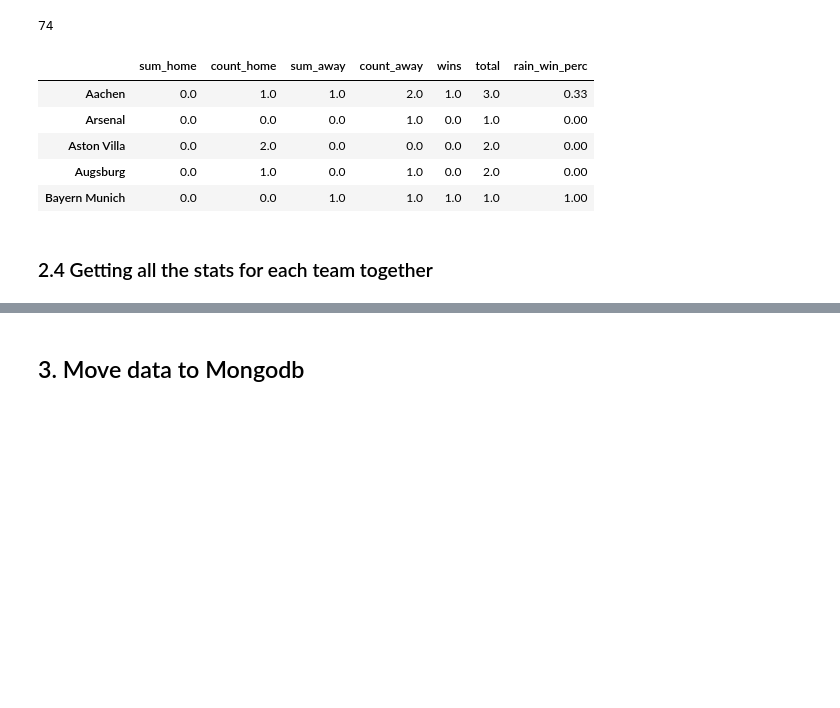
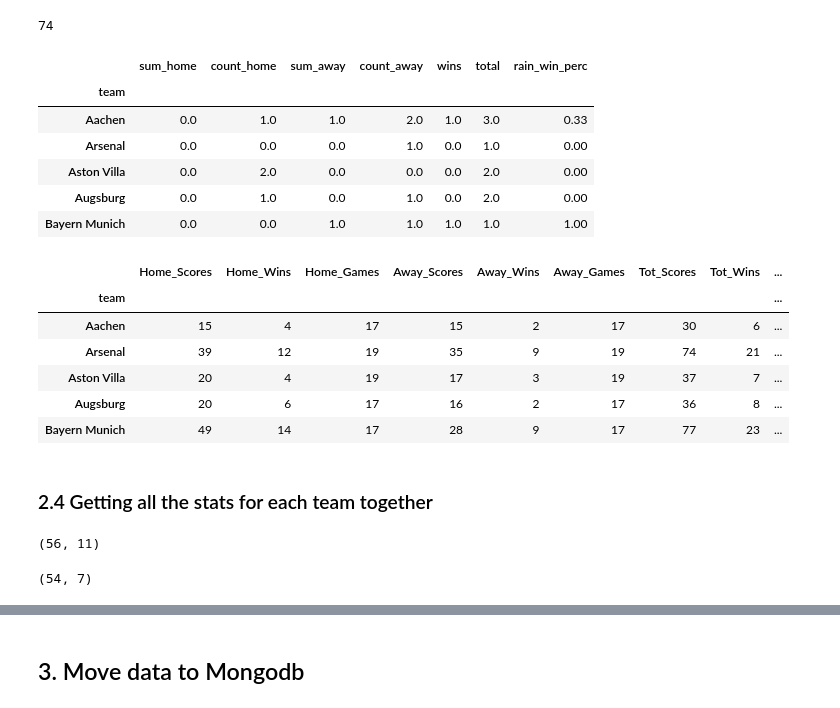
Before and after one commit to tinacliu/london-ds-100719-M2-project-template, a Jupyter notebook: index.ipynb, the cells around one changed output, grey strips where cells are left out. Drawn from its saved outputs; the diff is of its cells as text; code cells hidden in the pictures; blank space fills up the shorter version.

```diff
--- a/index.ipynb
+++ b/index.ipynb
@@ -276,12 +276,3 @@ rain_tot = rain_tot.applymap(lambda x: 0 if np.isnan(x) else x)
 rain_tot['wins'] = rain_tot['sum_home']+rain_tot['sum_away']
 rain_tot['total'] = rain_tot['count_home']+rain_tot['count_away']
 rain_tot['rain_win_perc'] = round(rain_tot.wins / rain_tot.total,2)
-# %%
-rain_tot.head()
-# %% [output]
-|  | sum_home | count_home | sum_away | count_away | wins | total | rain_win_perc |
-| Aachen | 0.0 | 1.0 | 1.0 | 2.0 | 1.0 | 3.0 | 0.33 |
-| Arsenal | 0.0 | 0.0 | 0.0 | 1.0 | 0.0 | 1.0 | 0.00 |
-| Aston Villa | 0.0 | 2.0 | 0.0 | 0.0 | 0.0 | 2.0 | 0.00 |
-| Augsburg | 0.0 | 1.0 | 0.0 | 1.0 | 0.0 | 2.0 | 0.00 |
-| Bayern Munich | 0.0 | 0.0 | 1.0 | 1.0 | 1.0 | 1.0 | 1.00 |
@@ -288,2 +282,26 @@ rain_tot.head()
+# %%
+display(rain_tot.head())
+scores.head()
+# %% [output]
+|  | sum_home | count_home | sum_away | count_away | wins | total | rain_win_perc |
+| team |  |  |  |  |  |  |  |
+| Aachen | 0.0 | 1.0 | 1.0 | 2.0 | 1.0 | 3.0 | 0.33 |
+| Arsenal | 0.0 | 0.0 | 0.0 | 1.0 | 0.0 | 1.0 | 0.00 |
+| Aston Villa | 0.0 | 2.0 | 0.0 | 0.0 | 0.0 | 2.0 | 0.00 |
+| Augsburg | 0.0 | 1.0 | 0.0 | 1.0 | 0.0 | 2.0 | 0.00 |
+| Bayern Munich | 0.0 | 0.0 | 1.0 | 1.0 | 1.0 | 1.0 | 1.00 |
+|  | Home_Scores | Home_Wins | Home_Games | Away_Scores | Away_Wins | Away_Games | Tot_Scores | Tot_Wins | ... |
+| team |  |  |  |  |  |  |  |  | ... |
+| Aachen | 15 | 4 | 17 | 15 | 2 | 17 | 30 | 6 | ... |
+| Arsenal | 39 | 12 | 19 | 35 | 9 | 19 | 74 | 21 | ... |
+| Aston Villa | 20 | 4 | 19 | 17 | 3 | 19 | 37 | 7 | ... |
+| Augsburg | 20 | 6 | 17 | 16 | 2 | 17 | 36 | 8 | ... |
+| Bayern Munich | 49 | 14 | 17 | 28 | 9 | 17 | 77 | 23 | ... |
 # %% [markdown]
 ### 2.4 Getting all the stats for each team together
+# %%
+display(scores.shape)
+display(rain_tot.shape)
+# %% [output]
+(56, 11)
+(54, 7)
```
Also changed, not shown: parts of 5 cells of this notebook, 2 other files.
